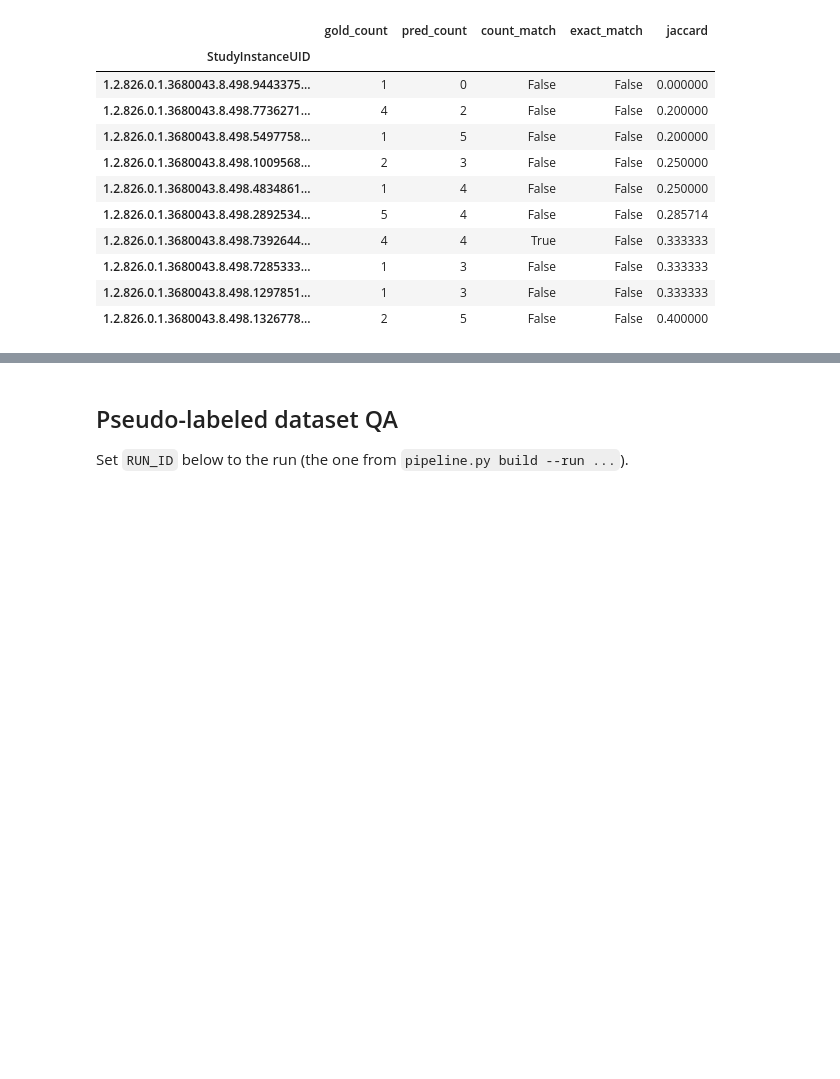
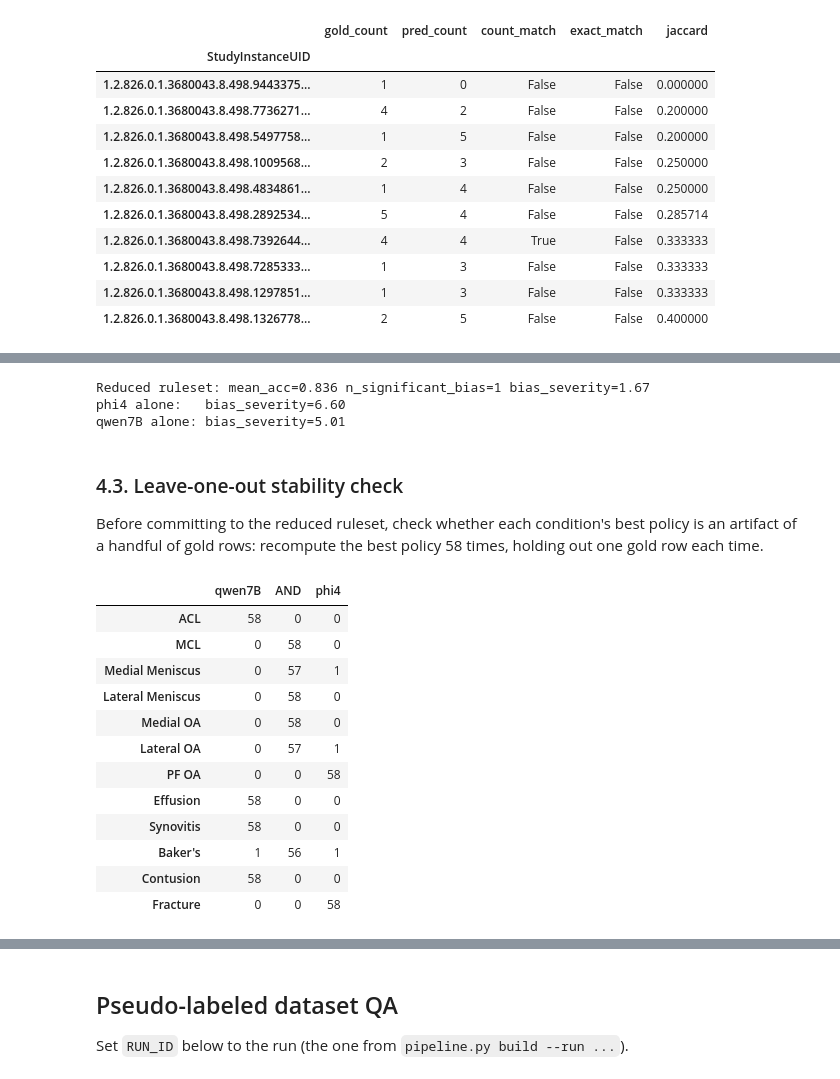
Before and after one commit to gperdrizet/RSNA-knee-abnormality, a Jupyter notebook: notebooks/02-label_extraction.ipynb, the cells around one changed output, grey strips where cells are left out. Drawn from its saved outputs; the diff is of its cells as text; code cells hidden in the pictures; blank space fills up the shorter version.

```diff
--- a/notebooks/02-label_extraction.ipynb
+++ b/notebooks/02-label_extraction.ipynb
@@ -716,0 +649,65 @@ pd.DataFrame({
+# %%
+ENSEMBLE_RULESET = {c: 'AND' for c in label_cols}
+ENSEMBLE_RULESET.update({c: 'phi4' for c in ['PF OA', 'Fracture']})
+ENSEMBLE_RULESET.update({c: 'qwen7B' for c in ['Effusion', 'Synovitis', 'Contusion']})
+
+n_sig, sev, accs = 0, 0.0, []
+for cond in label_cols:
+    fp, fn, acc, pval = _policy_metrics(cond, ens_policies[ENSEMBLE_RULESET[cond]])
+    accs.append(acc)
+    if pval == pval and pval < 0.05:
+        n_sig += 1
+        sev += -np.log10(pval)
+
+print(f'Reduced ruleset: mean_acc={np.mean(accs):.3f} n_significant_bias={n_sig} bias_severity={sev:.2f}')
+print(f'phi4 alone:   bias_severity={bias_severity(bias_by_run[PHI4_RUN]):.2f}')
+print(f'qwen7B alone: bias_severity={bias_severity(bias_by_run[QWEN7B_RUN]):.2f}')
+# %% [output]
+Reduced ruleset: mean_acc=0.836 n_significant_bias=1 bias_severity=1.67
+phi4 alone:   bias_severity=6.60
+qwen7B alone: bias_severity=5.01
+# %% [markdown]
+### 4.3. Leave-one-out stability check
+
+Before committing to the reduced ruleset, check whether each condition's
+best policy is an artifact of a handful of gold rows: recompute the best
+policy 58 times, holding out one gold row each time.
+# %%
+from collections import Counter
+
+loo_counts = {cond: Counter() for cond in label_cols}
+for held_out in gold.index:
+    subset = [u for u in gold.index if u != held_out]
+    for cond in label_cols:
+        gv = cmp[PHI4_RUN].loc[subset, f'{cond}_label'].astype(int).values
+        best_name, best_key = None, None
+        for name, pol in ens_policies.items():
+            pv = np.array([
+                pol(int(p), int(q)) for p, q in
+                zip(cmp[PHI4_RUN].loc[subset, f'{cond}_pred'], cmp[QWEN7B_RUN].loc[subset, f'{cond}_pred'])
+            ])
+            fp = int(((gv == 0) & (pv == 1)).sum())
+            fn = int(((gv == 1) & (pv == 0)).sum())
+            acc = float((gv == pv).mean())
+            n_disc = fp + fn
+            pval = _mcnemar([[0, fn], [fp, 0]], exact=True).pvalue if n_disc else 1.0
+            key = (pval, acc)
+            if best_key is None or key > best_key:
+                best_key, best_name = key, name
+        loo_counts[cond][best_name] += 1
+
+pd.DataFrame({c: loo_counts[c] for c in label_cols}).T.fillna(0).astype(int)
+# %% [output]
+|  | qwen7B | AND | phi4 |
+| ACL | 58 | 0 | 0 |
+| MCL | 0 | 58 | 0 |
+| Medial Meniscus | 0 | 57 | 1 |
+| Lateral Meniscus | 0 | 58 | 0 |
+| Medial OA | 0 | 58 | 0 |
+| Lateral OA | 0 | 57 | 1 |
+| PF OA | 0 | 0 | 58 |
+| Effusion | 58 | 0 | 0 |
+| Synovitis | 58 | 0 | 0 |
+| Baker's | 1 | 56 | 1 |
+| Contusion | 58 | 0 | 0 |
+| Fracture | 0 | 0 | 58 |
```
Also changed, not shown: parts of 22 cells of this notebook, 4 other files.
